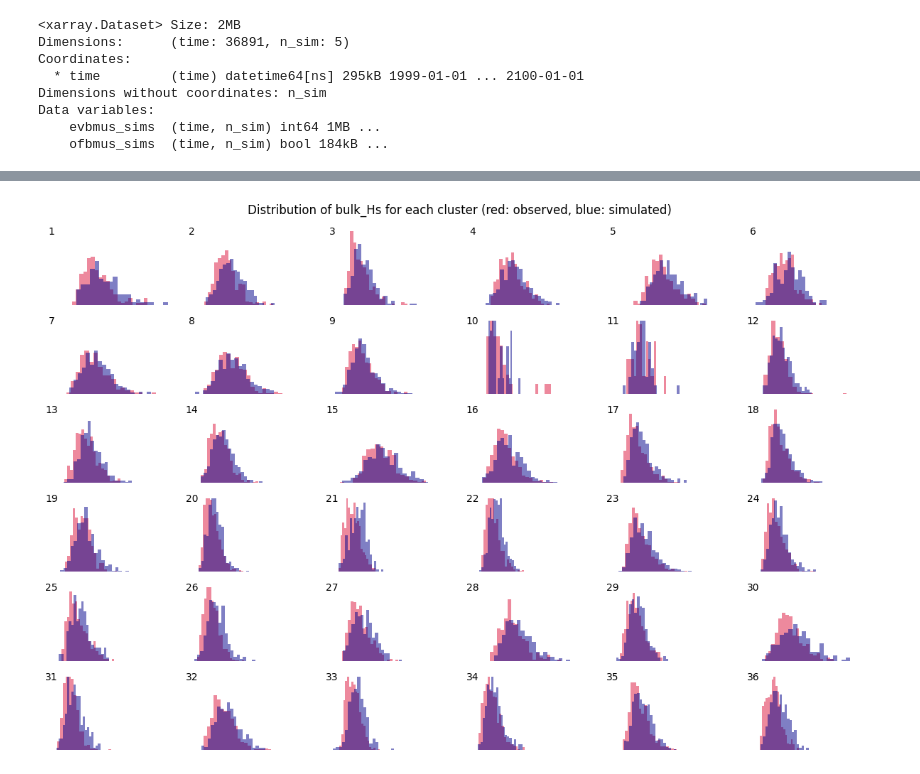
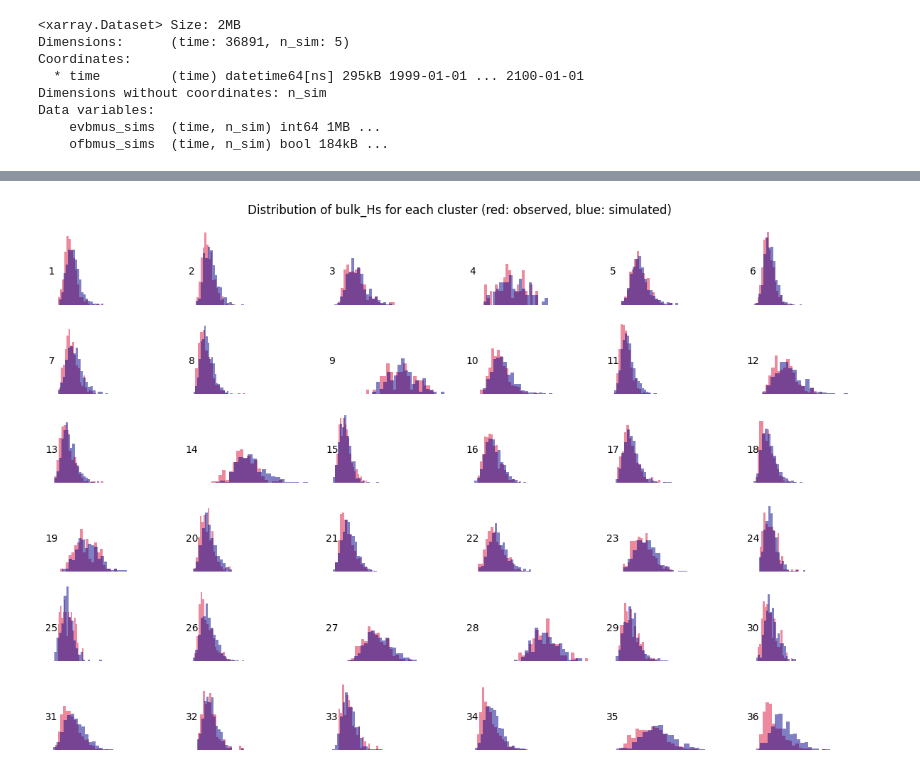
Before and after one commit to GeoOcean/BlueMath, a Jupyter notebook: climate_services/probabilistic/MUSCLE_procoast25/04_Emulator.ipynb, the cells around one changed output, grey strips where cells are left out. Drawn from its saved outputs; the diff is of its cells as text; code cells hidden in the pictures.

```diff
--- a/climate_services/probabilistic/MUSCLE_procoast25/04_Emulator.ipynb
+++ b/climate_services/probabilistic/MUSCLE_procoast25/04_Emulator.ipynb
@@ -5,11 +5,11 @@
 # %%
 from bluemath_tk.core.io import load_model
 
-daily_xwt = load_model("outputs/dwt_model_aveiro.pkl")
+daily_xwt = load_model("outputs/dwt_model_oporto.pkl")
 dwts_to_fit = (
     daily_xwt.steps.get("pca")
     .pcs.kma_bmus.to_dataset(name="bmus")
-    .sel(time=slice("1979", "2023"))
+    .sel(time=slice("1979", "2018"))
 )
 dwts_to_fit["cenEOFs"] = (
     ("n_clusters", "n_features"),
@@ -31,11 +31,12 @@ Data variables:
 # %%
 import xarray as xr
 
-waves = (
-    xr.open_dataset("inputs/waves_EF_daily.nc")
+predictand = (
+    xr.open_dataset("inputs/daily_predictand_1979_2018_Oporto.nc")
     .sel(time=dwts_to_fit.time, method="nearest", tolerance="1H")
     .rename({"swh": "bulk_Hs", "pp1d": "bulk_Tp", "mwd": "bulk_Dir"})
 )
-waves["bmus"] = (("time"), dwts_to_fit["bmus"].values)
-waves
+predictand["EF"] = predictand.bulk_Hs**2 + predictand.bulk_Tp
+predictand["bmus"] = (("time"), dwts_to_fit["bmus"].values)
+predictand
 # %% [output]
@@ -117,29 +116,28 @@ Data variables:
 # %%
 import matplotlib.pyplot as plt
 
 var_to_plot = "bulk_Hs"
 
 fig, axes = plt.subplots(6, 6, figsize=(12, 8), sharex=True, sharey=True)
 for cluster, ax in enumerate(axes.flatten()):
-    waves.isel(time=waves.groupby("bmus").groups.get(cluster + 1))[
+    predictand.isel(time=predictand.groupby("bmus").groups.get(cluster + 1))[
         var_to_plot
     ].plot.hist(ax=ax, density=True, alpha=0.5, bins=20, color="crimson")
     simulated_waves.isel(time=simulated_waves.groupby("DWT").groups.get(cluster + 1))[
         var_to_plot
     ].plot.hist(ax=ax, density=True, alpha=0.5, bins=20, color="darkblue")
     ax.axis("off")
     ax.text(0, 0.7, f"{cluster + 1}", fontsize=10, ha="center", va="center")
-    ax.set_ylim(0, 0.7)
     fig.suptitle(
         f"Distribution of {var_to_plot} for each cluster (red: observed, blue: simulated)",
         fontsize=12,
         ha="center",
         va="top",
     )
 plt.subplots_adjust(top=0.9)
 plt.tight_layout()
 # %% [output]
-[figure, old version]
+[figure, new version]
 # %%
 import matplotlib.colors as mcolors
 import numpy as np
```
Also changed, not shown: parts of 6 cells of this notebook, 4 other files.
